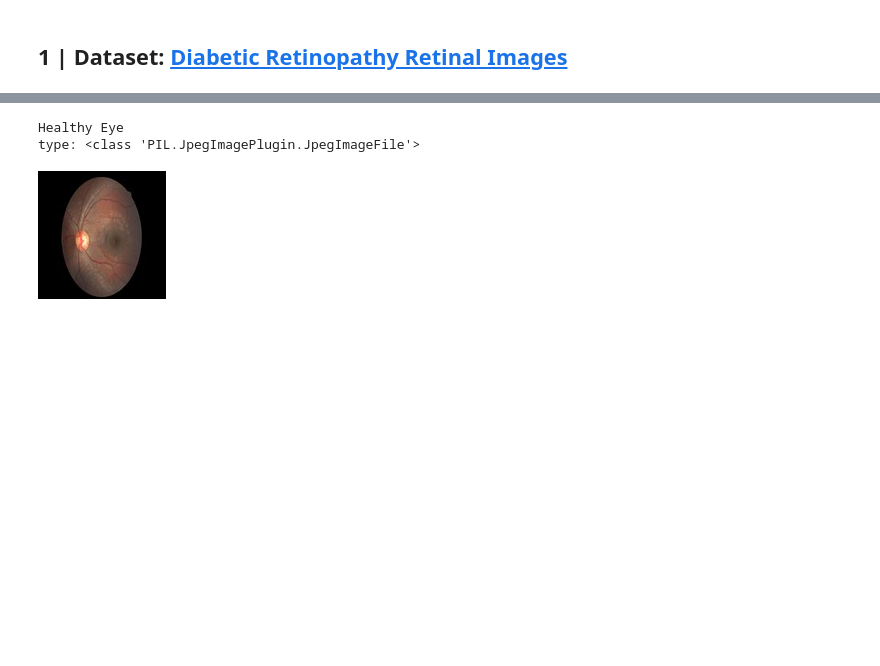
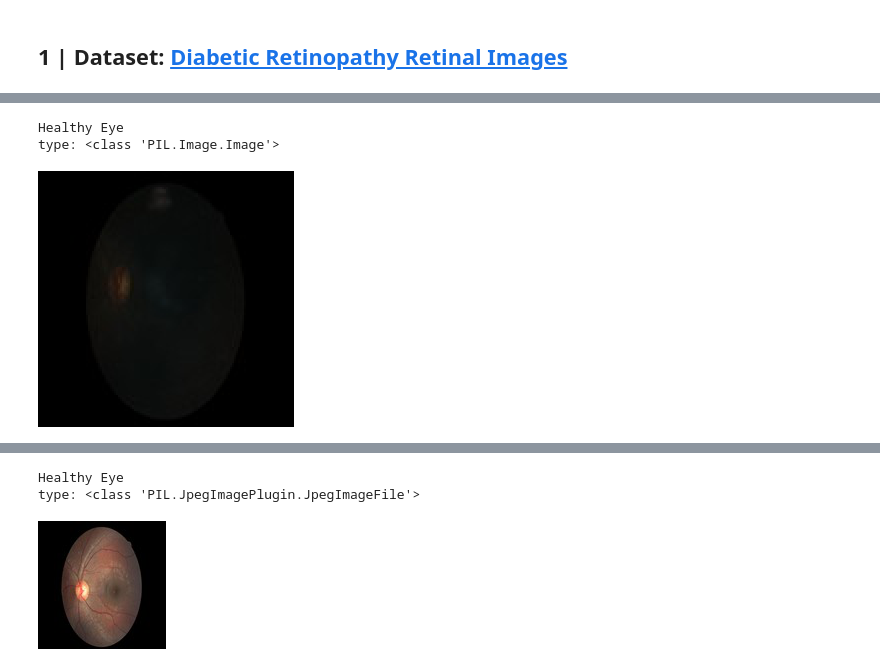
Before and after one commit to slp22/deep-learning-project, a Jupyter notebook: dl_diabetic_retinopathy_mvp.ipynb, the cells around one changed output, grey strips where cells are left out. Saved outputs shown, nothing was run; the diff lists cells and outputs as text; code cells hidden in the pictures; blank space fills up the shorter version.

```diff
--- a/dl_diabetic_retinopathy_mvp.ipynb
+++ b/dl_diabetic_retinopathy_mvp.ipynb
@@ -62,0 +132,18 @@ Numpy version: 1.21.6
+# %%
+# import one healthy image
+
+path = '/tmp/sample-dr/no-dr/No DR_2009.jpg'
+
+healthy_image = tf.keras.preprocessing.image.load_img(
+   path,
+   grayscale=False,
+   color_mode="rgb",
+   target_size=(256, 256))
+  #  interpolation="nearest")
+print('Healthy Eye')
+print('type:', type(healthy_image))
+healthy_image
+# %% [output]
+Healthy Eye
+type: <class 'PIL.Image.Image'>
+[figure, added]
```
Also changed, not shown: parts of 26 cells of this notebook.
